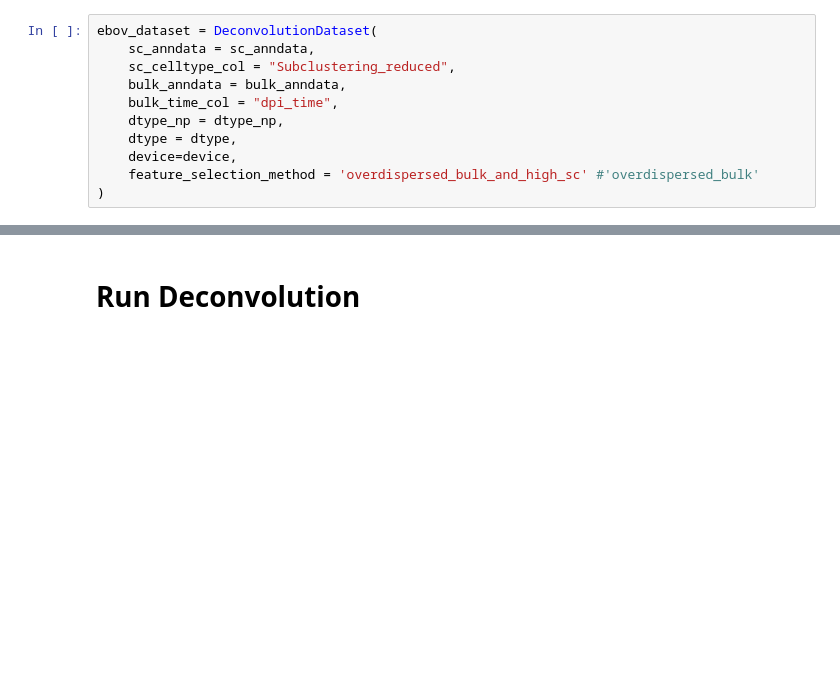
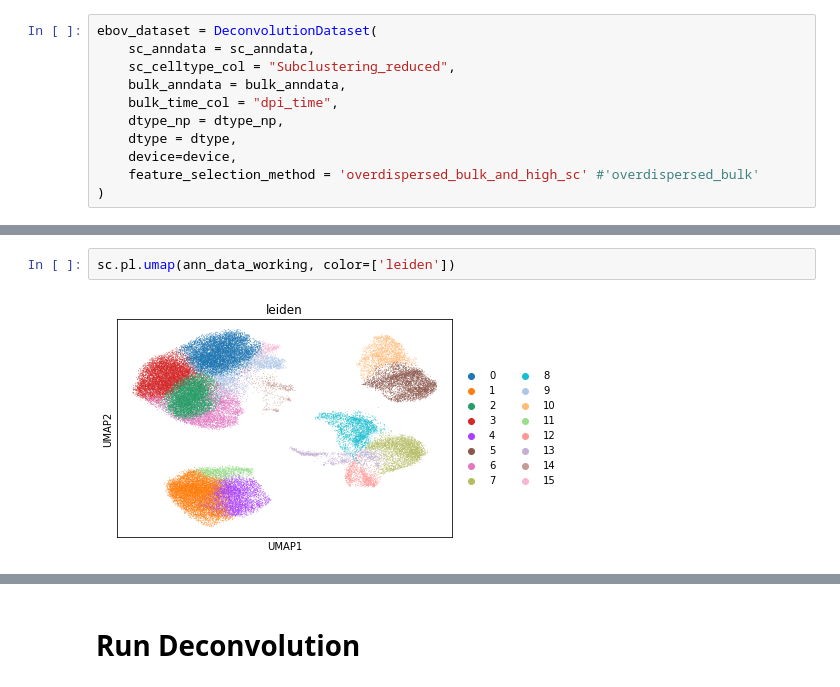
Before and after one commit to broadinstitute/temporal-rna-seq-deconvolution, a Jupyter notebook: working.ipynb, the cells around one changed output, grey strips where cells are left out. Drawn from its saved outputs; the diff is of its cells as text; blank space fills up the shorter version.

```diff
--- a/working.ipynb
+++ b/working.ipynb
@@ -38,0 +99,4 @@ ebov_dataset = DeconvolutionDataset(
+# %%
+sc.pl.umap(ann_data_working, color=['leiden'])
+# %% [output]
+[figure, added]
```
Also changed, not shown: parts of 16 cells of this notebook.
